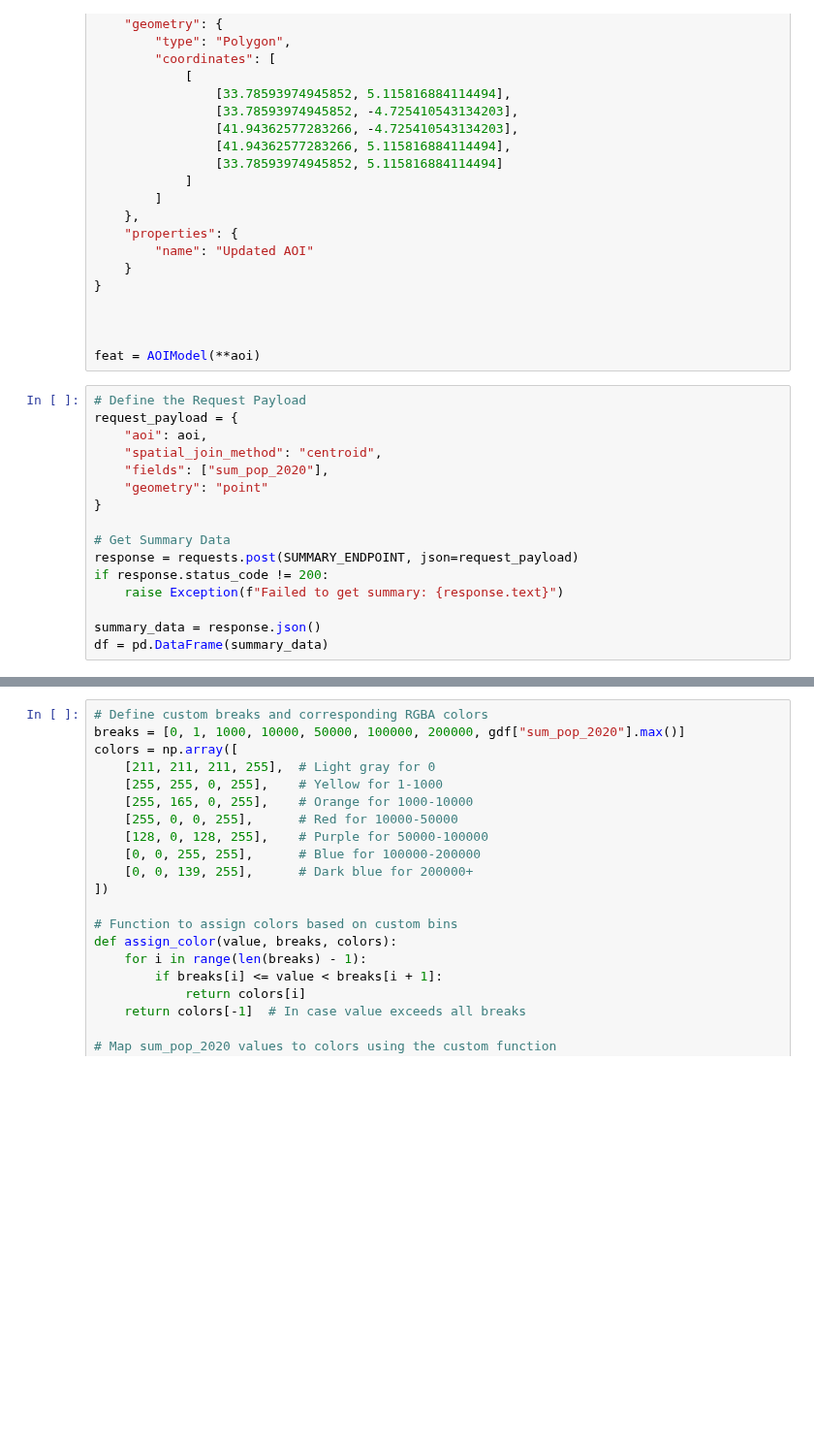
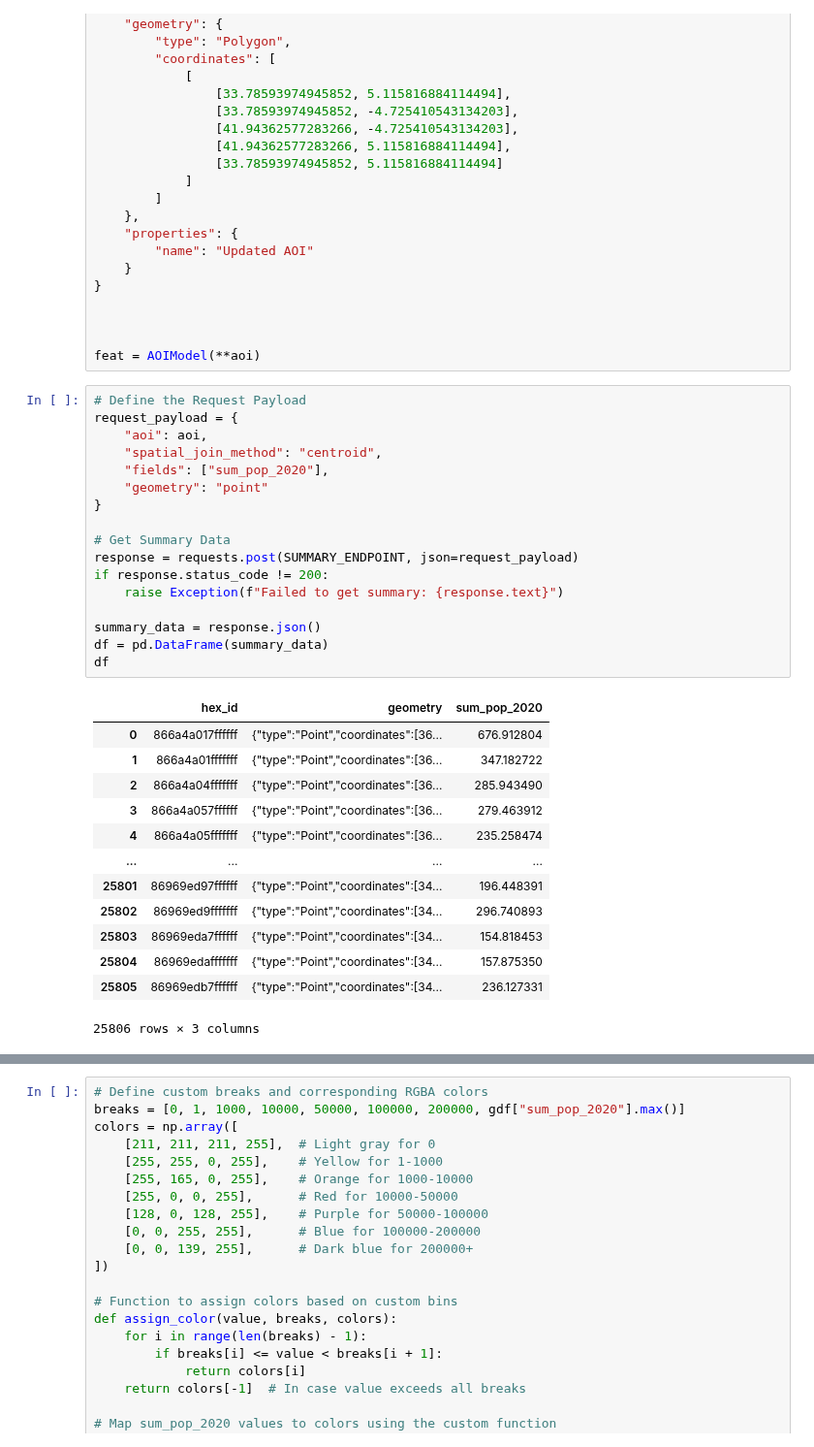
Before and after one commit to worldbank/DECAT_Space2Stats, a Jupyter notebook: notebooks/user-docs/space2stats_api_demo.ipynb, the cells around one changed output, grey strips where cells are left out. Shown at 97% size. Saved outputs shown, nothing was run; the diff lists cells and outputs as text; blank space fills up the shorter version.

```diff
--- a/notebooks/user-docs/space2stats_api_demo.ipynb
+++ b/notebooks/user-docs/space2stats_api_demo.ipynb
@@ -50,17 +50,32 @@ feat = AOIModel(**aoi)
 # %%
 # Define the Request Payload
 request_payload = {
     "aoi": aoi,
     "spatial_join_method": "centroid",
     "fields": ["sum_pop_2020"],
     "geometry": "point"
 }
 
 # Get Summary Data
 response = requests.post(SUMMARY_ENDPOINT, json=request_payload)
 if response.status_code != 200:
     raise Exception(f"Failed to get summary: {response.text}")
 
 summary_data = response.json()
 df = pd.DataFrame(summary_data)
+df
+# %% [output]
+|  | hex_id | geometry | sum_pop_2020 |
+| 0 | 866a4a017ffffff | {"type":"Point","coordinates":[36... | 676.912804 |
+| 1 | 866a4a01fffffff | {"type":"Point","coordinates":[36... | 347.182722 |
+| 2 | 866a4a04fffffff | {"type":"Point","coordinates":[36... | 285.943490 |
+| 3 | 866a4a057ffffff | {"type":"Point","coordinates":[36... | 279.463912 |
+| 4 | 866a4a05fffffff | {"type":"Point","coordinates":[36... | 235.258474 |
+| ... | ... | ... | ... |
+| 25801 | 86969ed97ffffff | {"type":"Point","coordinates":[34... | 196.448391 |
+| 25802 | 86969ed9fffffff | {"type":"Point","coordinates":[34... | 296.740893 |
+| 25803 | 86969eda7ffffff | {"type":"Point","coordinates":[34... | 154.818453 |
+| 25804 | 86969edafffffff | {"type":"Point","coordinates":[34... | 157.875350 |
+| 25805 | 86969edb7ffffff | {"type":"Point","coordinates":[34... | 236.127331 |
+25806 rows × 3 columns
 # %%
```
Also changed, not shown: parts of 1 cell of this notebook, 1 other file.
